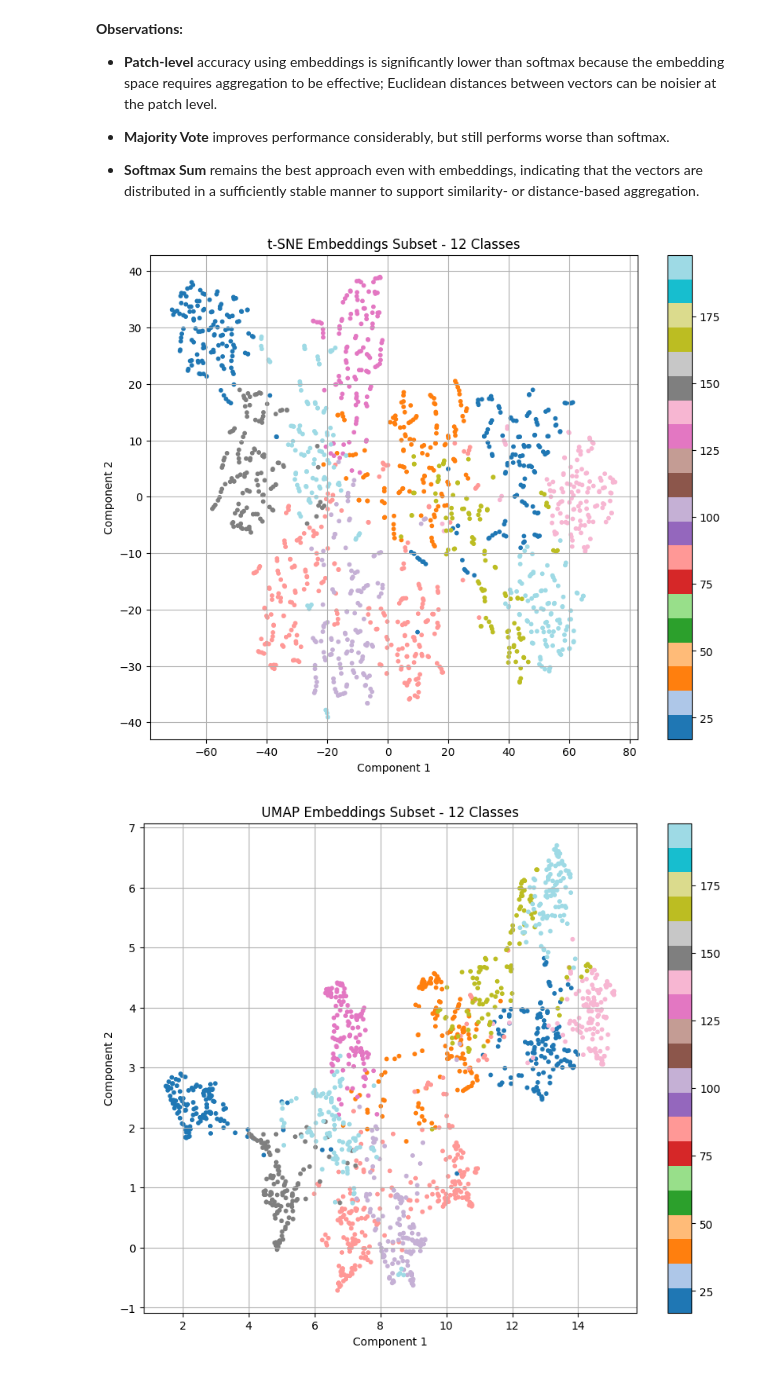
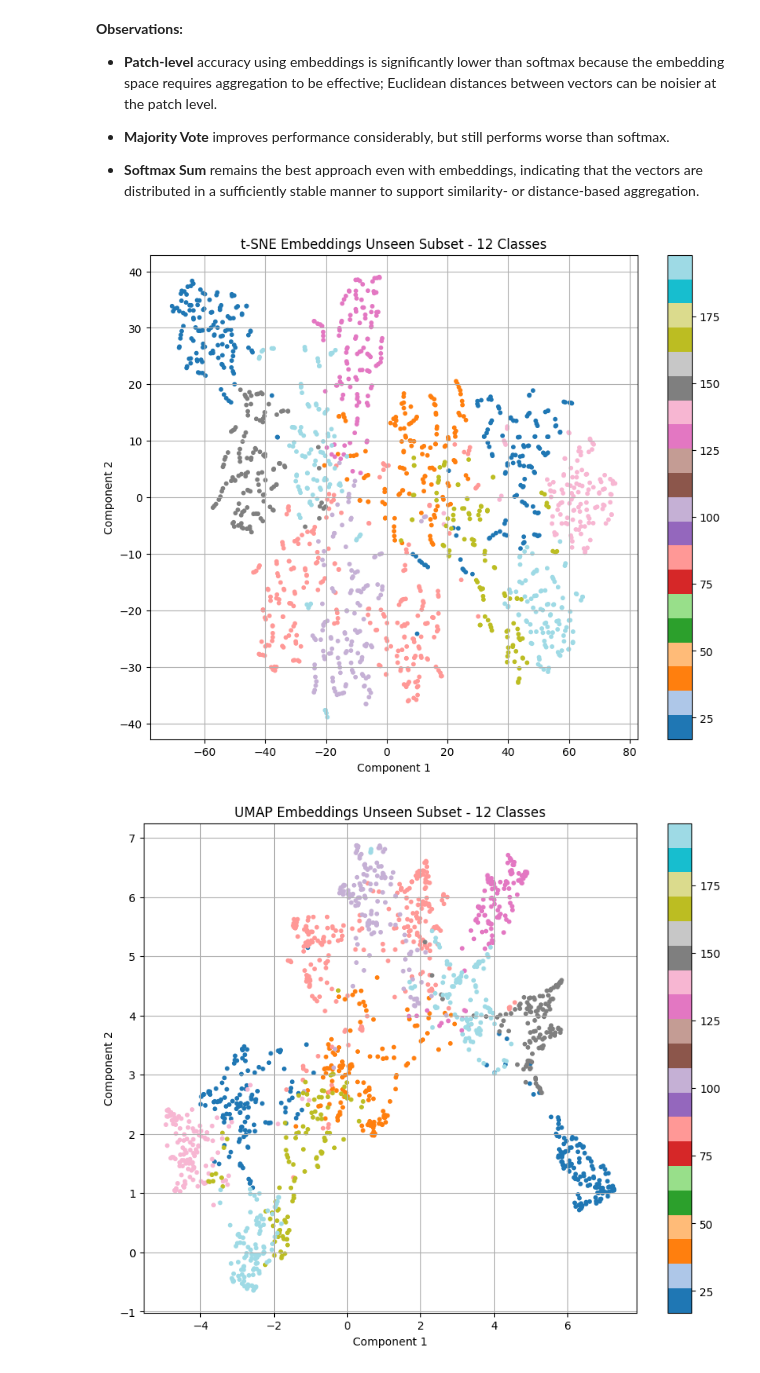
Before and after one commit to dmaman86/author-handwriting-recog, a Jupyter notebook: Code.ipynb, the cells around one changed output. Drawn from its saved outputs; the diff is of its cells as text; code cells hidden in the pictures.

```diff
--- a/Code.ipynb
+++ b/Code.ipynb
@@ -1766,13 +1040,11 @@ gc.collect()
-# %%
-test_labels: dict[str, int] = load_pickle(test_labels_data)
 # %%
-new_test_labels = {patch_id: test_labels[patch_id] for patch_id in test_partition['test']}
+unseen_test_labels = {patch_id: test_labels[patch_id] for patch_id in test_partition['test']}
 # %%
 test_gallery_ids = test_partition['train'] + test_partition['validation']
 # %%
-other_test_generator = DataGenerator(
+unseen_test_generator = DataGenerator(
     test_partition['test'],
-    new_test_labels,
+    unseen_test_labels,
     test_local_binary_dir,
     203,
     dim=config['input_shape'],
@@ -1916,0 +1097,2 @@ results = {
+# %%
+unseen_all_test_embeddings = get_patch_embeddings_from_generator(unseen_test_generator, embedding_model)
@@ -1945,11 +1223,11 @@ print(tabulate(new_results_emb, headers=["Method", "Accuracy"], tablefmt="grid",
 - **Softmax Sum** remains the best approach even with embeddings, indicating that the vectors are distributed in a sufficiently stable manner to support similarity- or distance-based aggregation.
 # %%
 _reducer = TSNE(n_components=2, perplexity=30, random_state=42)
-plot_embedding_subset(new_all_test_embeddings, test_labels, _reducer, num_classes=12, title="t-SNE Embeddings Subset")
+plot_embedding_subset(unseen_all_test_embeddings, test_labels, _reducer, num_classes=12, title="t-SNE Embeddings Unseen Subset")
 # %% [output]
-[figure, old version]
+[figure, new version]
 # %%
 _reducer = umap.UMAP(n_neighbors=15, min_dist=0.1, n_components=2, random_state=42)
-plot_embedding_subset(new_all_test_embeddings, test_labels, _reducer, num_classes=12, title="UMAP Embeddings Subset")
+plot_embedding_subset(unseen_all_test_embeddings, test_labels, _reducer, num_classes=12, title="UMAP Embeddings Unseen Subset")
 # %% [output]
-[figure, old version]
+[figure, new version]
```
Also changed, not shown: parts of 141 cells of this notebook, 11 other files.
